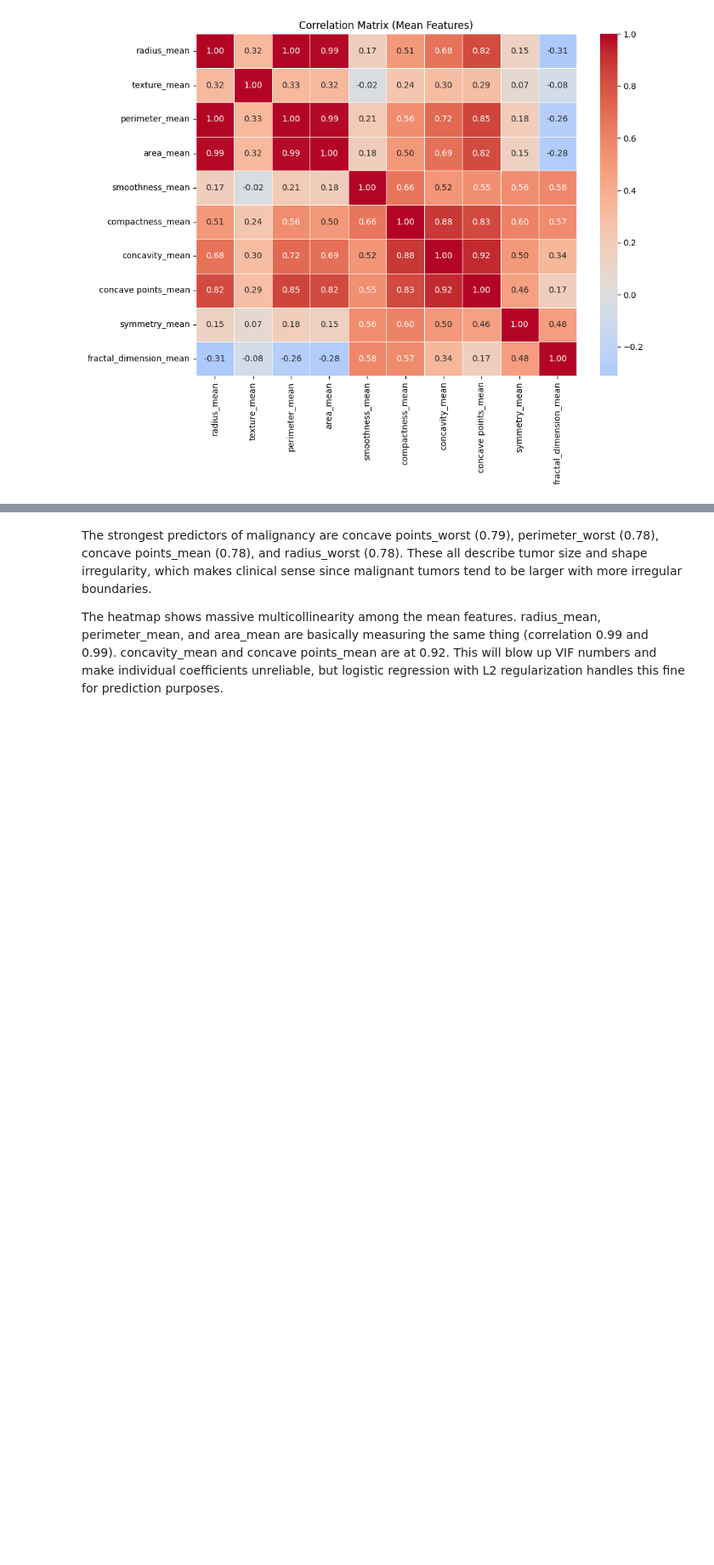
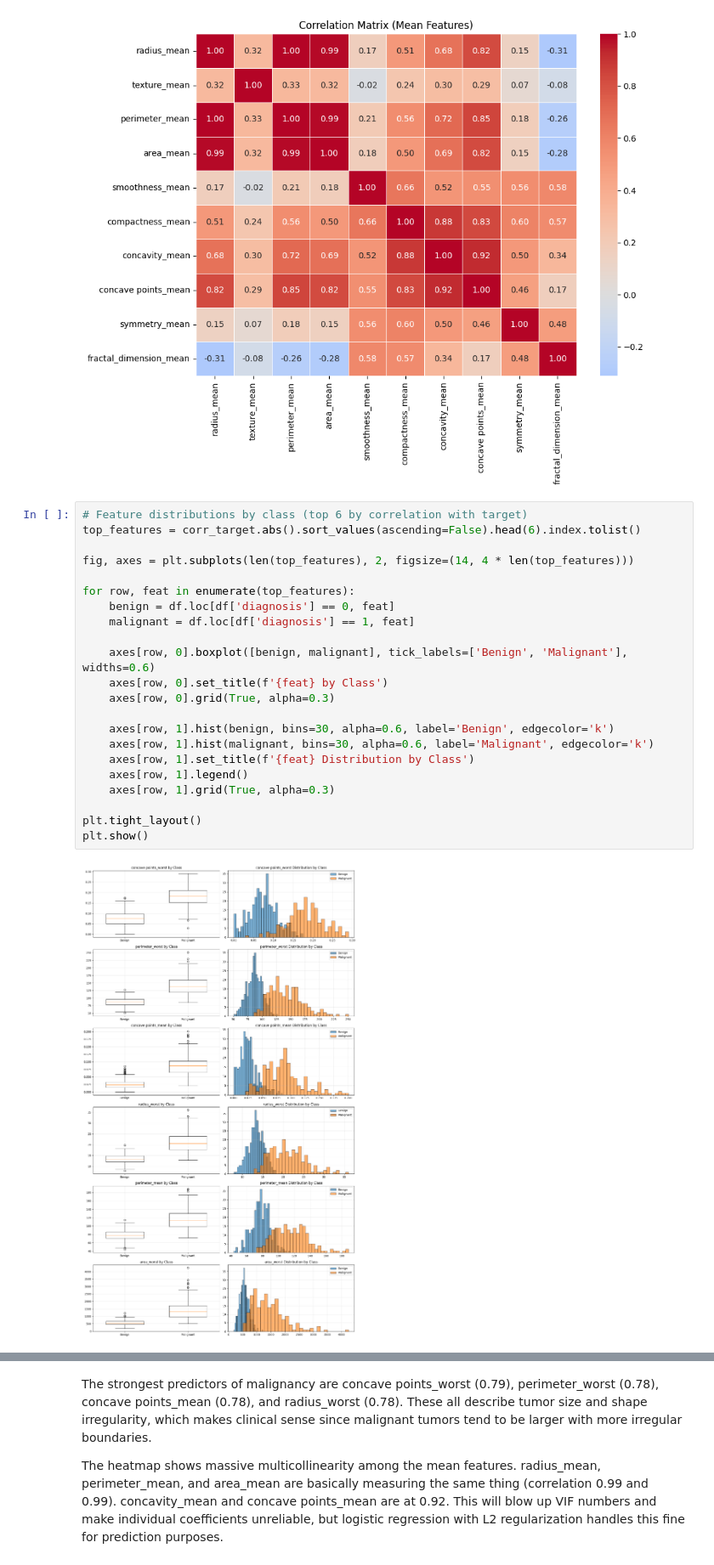
Before and after one commit to amaldu/data-science-katas, a Jupyter notebook: machine_learning/01_regression/logistic_regression/exercises/exercise_logistic_regression.ipynb, the cells around one changed output, grey strips where cells are left out. Shown at 85% size. Saved outputs shown, nothing was run; the diff lists cells and outputs as text; blank space fills up the shorter version.

```diff
--- a/machine_learning/01_regression/logistic_regression/exercises/exercise_logistic_regression.ipynb
+++ b/machine_learning/01_regression/logistic_regression/exercises/exercise_logistic_regression.ipynb
@@ -163,3 +163,27 @@ plt.tight_layout()
 plt.show()
 # %% [output]
 [figure]
+# %%
+# Feature distributions by class (top 6 by correlation with target)
+top_features = corr_target.abs().sort_values(ascending=False).head(6).index.tolist()
+
+fig, axes = plt.subplots(len(top_features), 2, figsize=(14, 4 * len(top_features)))
+
+for row, feat in enumerate(top_features):
+    benign = df.loc[df['diagnosis'] == 0, feat]
+    malignant = df.loc[df['diagnosis'] == 1, feat]
+
+    axes[row, 0].boxplot([benign, malignant], tick_labels=['Benign', 'Malignant'], widths=0.6)
+    axes[row, 0].set_title(f'{feat} by Class')
+    axes[row, 0].grid(True, alpha=0.3)
+
+    axes[row, 1].hist(benign, bins=30, alpha=0.6, label='Benign', edgecolor='k')
+    axes[row, 1].hist(malignant, bins=30, alpha=0.6, label='Malignant', edgecolor='k')
+    axes[row, 1].set_title(f'{feat} Distribution by Class')
+    axes[row, 1].legend()
+    axes[row, 1].grid(True, alpha=0.3)
+
+plt.tight_layout()
+plt.show()
+# %% [output]
+[figure, added]
```
Also changed, not shown: parts of 17 cells of this notebook.
